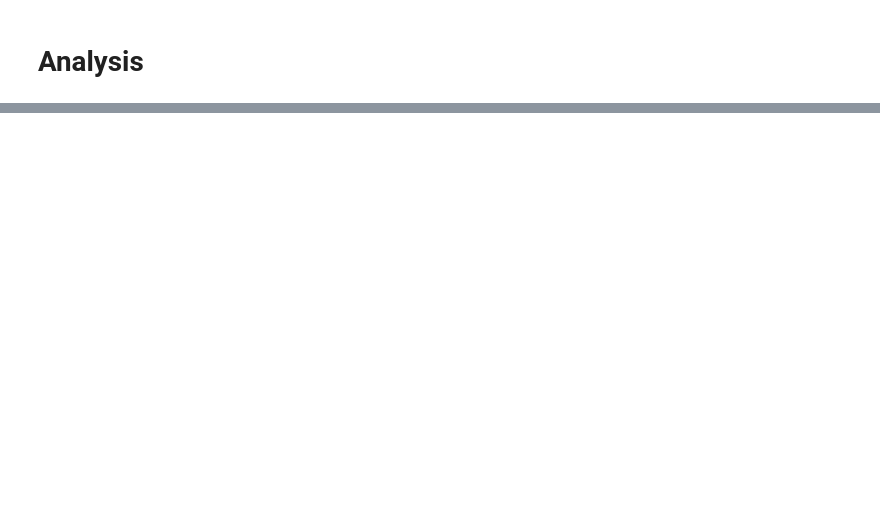
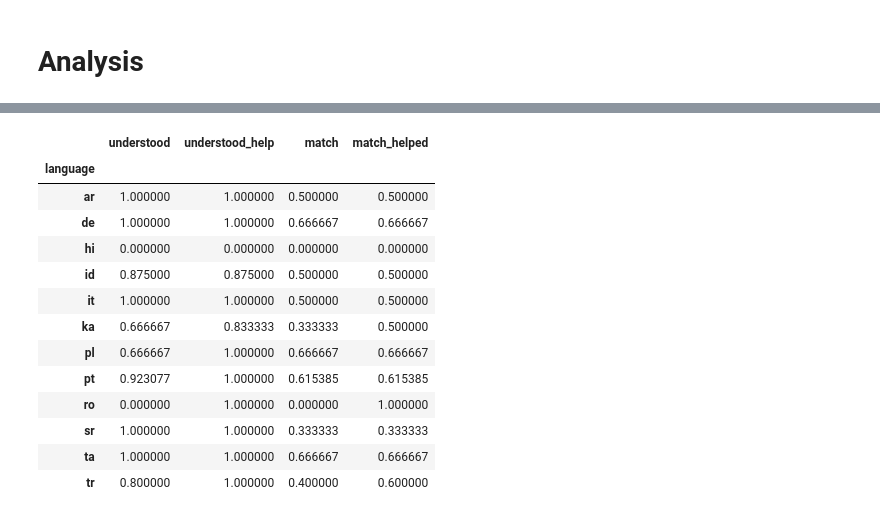
Before and after one commit to TheFloatingString/llm-misinfo-eval, a Jupyter notebook: notebooks/cohere_eval.ipynb, the cells around one changed output, grey strips where cells are left out. Drawn from its saved outputs; the diff is of its cells as text; code cells hidden in the pictures; blank space fills up the shorter version.

```diff
--- a/notebooks/cohere_eval.ipynb
+++ b/notebooks/cohere_eval.ipynb
@@ -153,0 +222,29 @@ df_simple.plot.bar("match")
+# %%
+#looking at how well cohere understood the task and responded as it was supposed to
+def task_understood_help(row):
+    if row['cohere_simple_helped'] == 'unknown':
+        return 0
+    else:
+        return 1
+
+df_results0['understood_help'] = df_results0.apply(task_understood_help, axis=1)
+
+df_understood = df_results0.groupby("language")[["understood", "understood_help", "match", "match_helped"]].agg(np.mean)
+
+df_understood.head(50) #we can now see a change in understanding! so we are seeing that for some languages (ka, pl, pt, ro, tr), there is a change in understanding (ie we extracted a score), but no change in accuracy (ie that score was wrong)
+#in fact, all languages that had to be "helped" were wrong in their predictions
+# %% [output]
+|  | understood | understood_help | match | match_helped |
+| language |  |  |  |  |
+| ar | 1.000000 | 1.000000 | 0.500000 | 0.500000 |
+| de | 1.000000 | 1.000000 | 0.666667 | 0.666667 |
+| hi | 0.000000 | 0.000000 | 0.000000 | 0.000000 |
+| id | 0.875000 | 0.875000 | 0.500000 | 0.500000 |
+| it | 1.000000 | 1.000000 | 0.500000 | 0.500000 |
+| ka | 0.666667 | 0.833333 | 0.333333 | 0.500000 |
+| pl | 0.666667 | 1.000000 | 0.666667 | 0.666667 |
+| pt | 0.923077 | 1.000000 | 0.615385 | 0.615385 |
+| ro | 0.000000 | 1.000000 | 0.000000 | 1.000000 |
+| sr | 1.000000 | 1.000000 | 0.333333 | 0.333333 |
+| ta | 1.000000 | 1.000000 | 0.666667 | 0.666667 |
+| tr | 0.800000 | 1.000000 | 0.400000 | 0.600000 |
```
Also changed, not shown: parts of 12 cells of this notebook, 1 other file.
